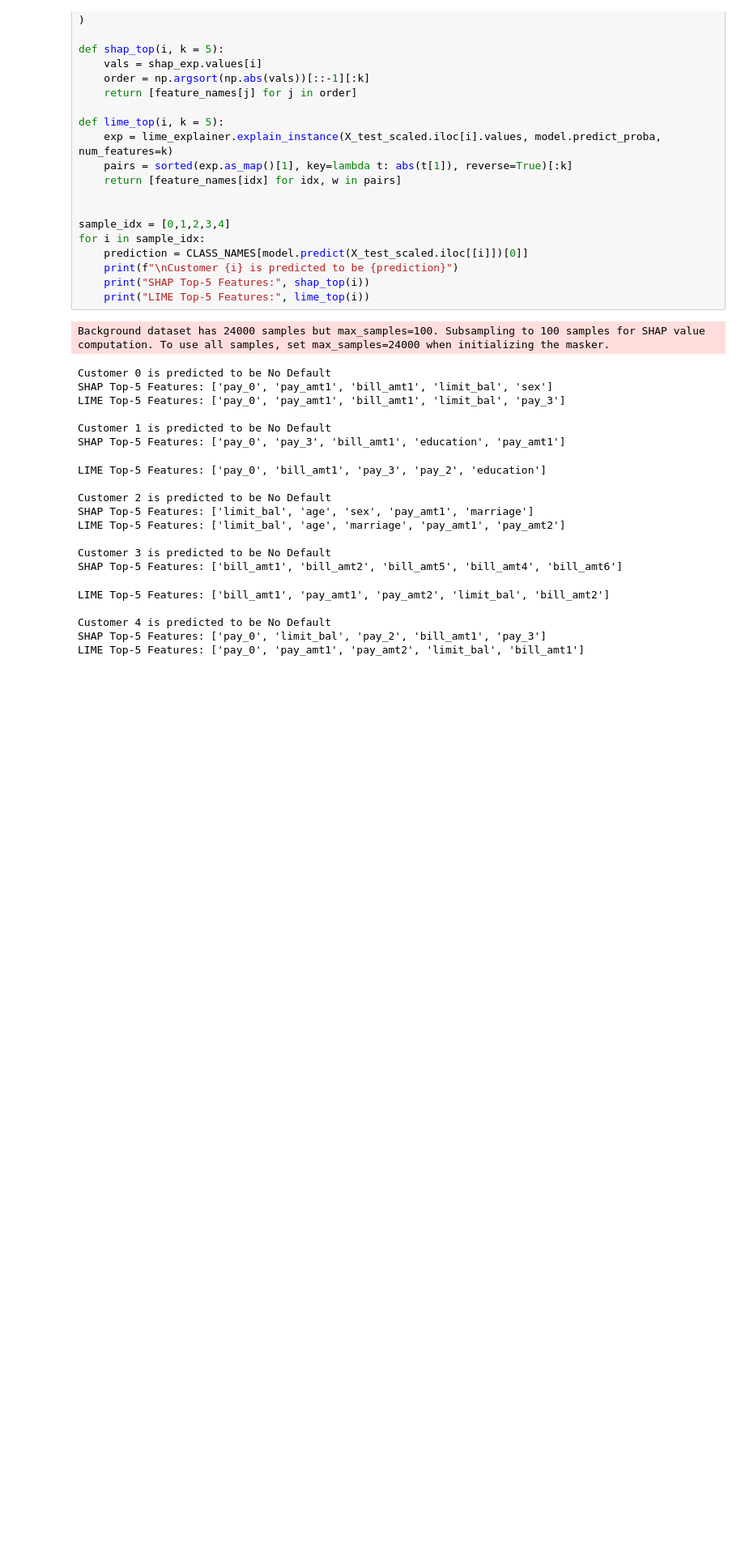
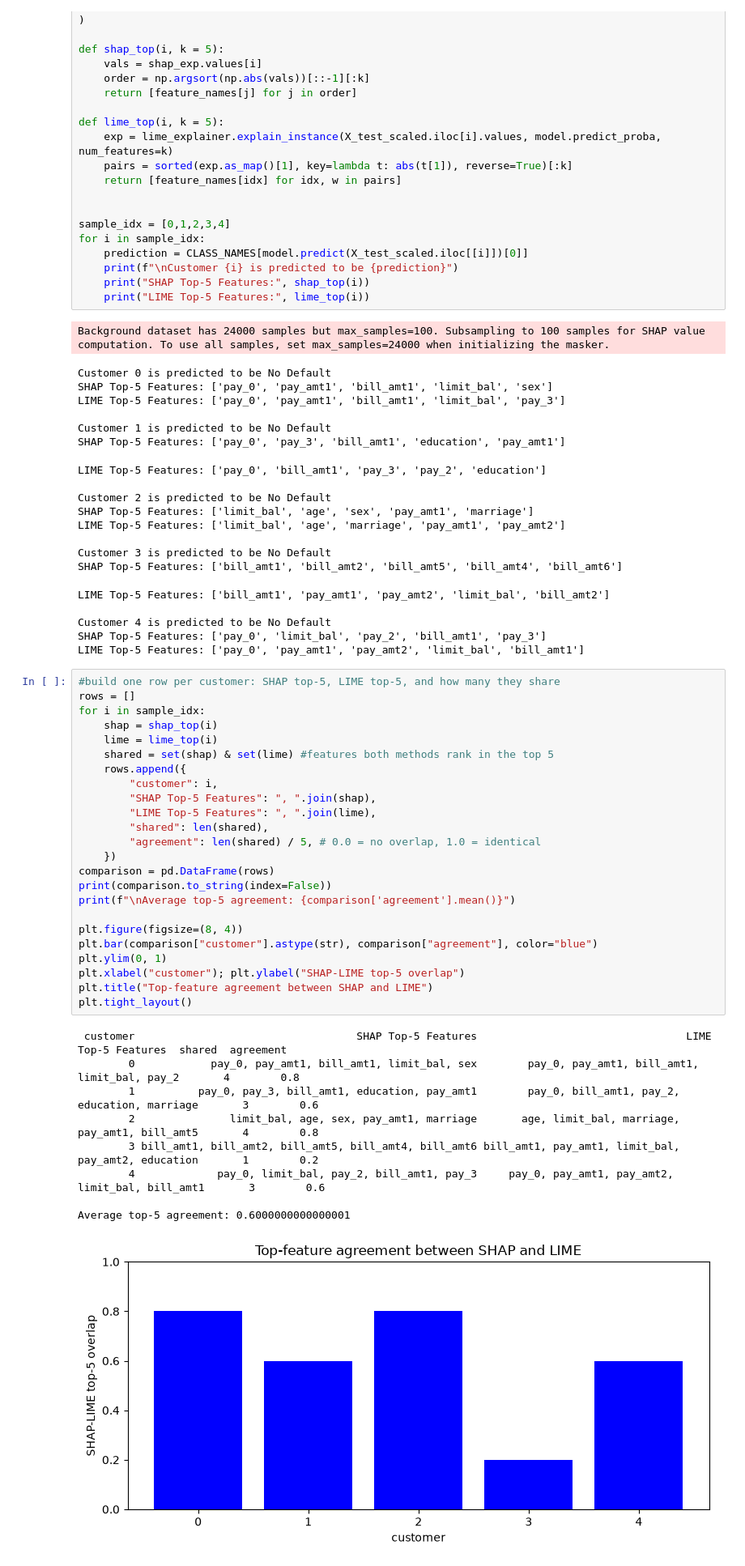
Before and after one commit to beratmertkayacan/TrustAI-PublicTasks, a Jupyter notebook: Task2/explanation_stability.ipynb, the cells around one changed output. Shown at 81% size. Drawn from its saved outputs; the diff is of its cells as text; blank space fills up the shorter version.

Commit message:
add lime stability and how often features show up across

```diff
--- a/Task2/explanation_stability.ipynb
+++ b/Task2/explanation_stability.ipynb
@@ -121,3 +121,37 @@ LIME Top-5 Features: ['bill_amt1', 'pay_amt1', 'pay_amt2', 'limit_bal', 'bill_am
 Customer 4 is predicted to be No Default
 SHAP Top-5 Features: ['pay_0', 'limit_bal', 'pay_2', 'bill_amt1', 'pay_3']
 LIME Top-5 Features: ['pay_0', 'pay_amt1', 'pay_amt2', 'limit_bal', 'bill_amt1']
+# %%
+#build one row per customer: SHAP top-5, LIME top-5, and how many they share
+rows = []
+for i in sample_idx:
+    shap = shap_top(i)
+    lime = lime_top(i)
+    shared = set(shap) & set(lime) #features both methods rank in the top 5
+    rows.append({
+        "customer": i,
+        "SHAP Top-5 Features": ", ".join(shap),
+        "LIME Top-5 Features": ", ".join(lime),
+        "shared": len(shared),
+        "agreement": len(shared) / 5, # 0.0 = no overlap, 1.0 = identical
+    })
+comparison = pd.DataFrame(rows)
+print(comparison.to_string(index=False))
+print(f"\nAverage top-5 agreement: {comparison['agreement'].mean()}")
+
+plt.figure(figsize=(8, 4))
+plt.bar(comparison["customer"].astype(str), comparison["agreement"], color="blue")
+plt.ylim(0, 1)
+plt.xlabel("customer"); plt.ylabel("SHAP-LIME top-5 overlap")
+plt.title("Top-feature agreement between SHAP and LIME")
+plt.tight_layout()
+# %% [output]
+ customer                                   SHAP Top-5 Features                                 LIME Top-5 Features  shared  agreement
+        0            pay_0, pay_amt1, bill_amt1, limit_bal, sex        pay_0, pay_amt1, bill_amt1, limit_bal, pay_2       4        0.8
+        1          pay_0, pay_3, bill_amt1, education, pay_amt1        pay_0, bill_amt1, pay_2, education, marriage       3        0.6
+        2               limit_bal, age, sex, pay_amt1, marriage       age, limit_bal, marriage, pay_amt1, bill_amt5       4        0.8
+        3 bill_amt1, bill_amt2, bill_amt5, bill_amt4, bill_amt6 bill_amt1, pay_amt1, limit_bal, pay_amt2, education       1        0.2
+        4             pay_0, limit_bal, pay_2, bill_amt1, pay_3     pay_0, pay_amt1, pay_amt2, limit_bal, bill_amt1       3        0.6
+
+Average top-5 agreement: 0.6000000000000001
+[figure, added]
```
Also changed, not shown: parts of 1 cell of this notebook.
